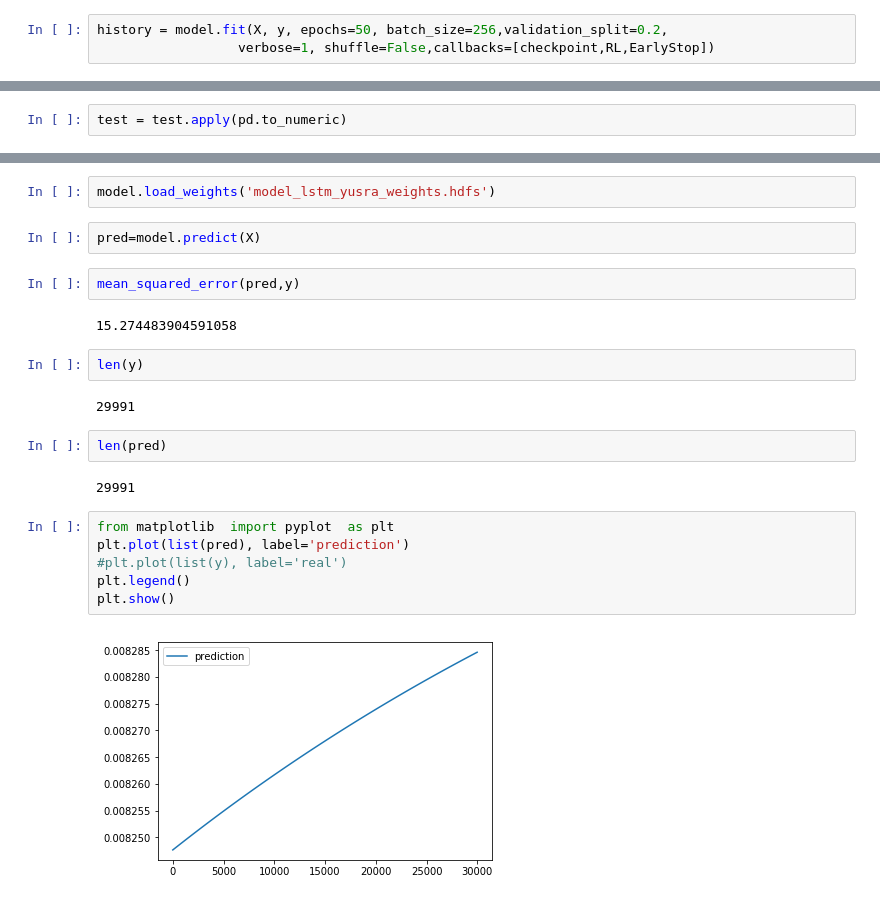
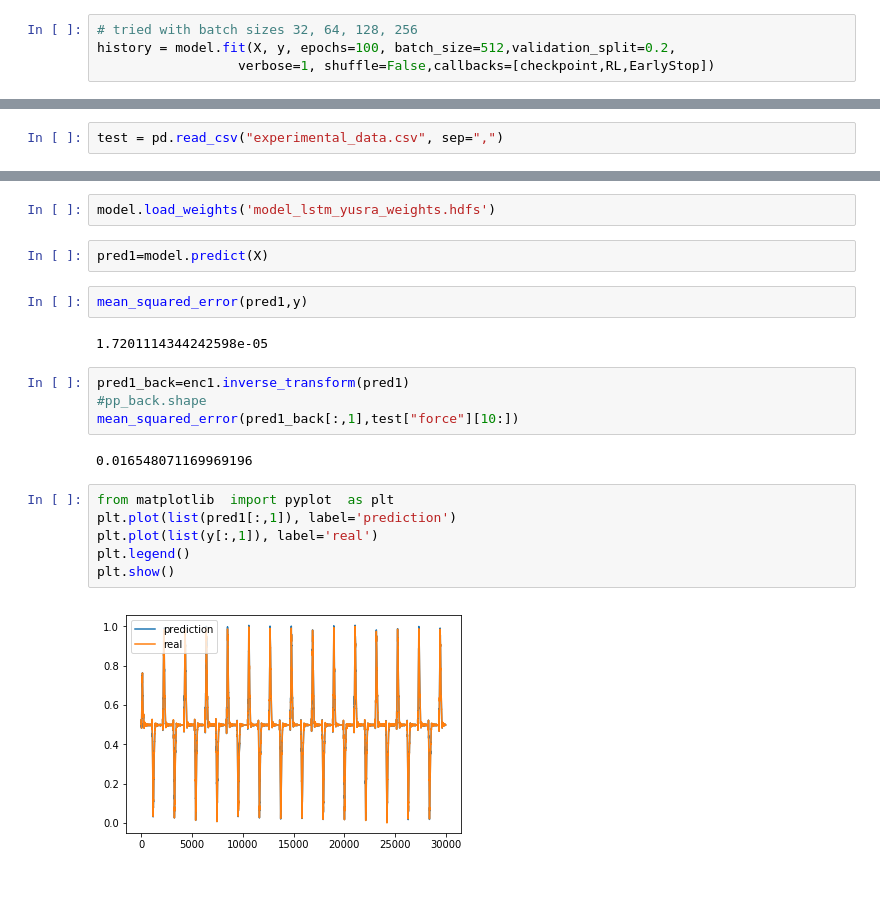
Before and after one commit to ssiccardi/example_NN, a Jupyter notebook: LSTMmodified.ipynb, the cells around one changed output, grey strips where cells are left out. Drawn from its saved outputs; the diff is of its cells as text.

```diff
--- a/LSTMmodified.ipynb
+++ b/LSTMmodified.ipynb
@@ -104,5 +132,6 @@ RL = ReduceLROnPlateau(min_lr=0.00001,factor=0.3,patience=3)
 # %%
-history = model.fit(X, y, epochs=50, batch_size=256,validation_split=0.2,
+# tried with batch sizes 32, 64, 128, 256
+history = model.fit(X, y, epochs=100, batch_size=512,validation_split=0.2,
                   verbose=1, shuffle=False,callbacks=[checkpoint,RL,EarlyStop])
 # %% [output]
 Train on 23992 samples, validate on 5999 samples
@@ -157,3 +172,5 @@ test=pd.DataFrame({'Time':time, 'Feature1':np.array(feature1), 'target':np.array
+# %%
+test = pd.read_csv("experimental_data.csv", sep=",")
 # %%
 test.head()
 # %% [output]
@@ -166,5 +183,3 @@ test.head()
-# %%
-test = test.apply(pd.to_numeric)
 # %%
 test.dtypes
 # %% [output]
@@ -181,26 +196,24 @@ enc1, X, y = Reshape_input(test,transform_only=False)
 # %%
 model.load_weights('model_lstm_yusra_weights.hdfs')
 # %%
-pred=model.predict(X)
+pred1=model.predict(X)
 # %%
-mean_squared_error(pred,y)
+mean_squared_error(pred1,y)
 # %% [output]
-15.274483904591058
+1.7201114344242598e-05
-# %%
-len(y)
-# %% [output]
-29991
-# %%
-len(pred)
-# %% [output]
-29991
+# %%
+pred1_back=enc1.inverse_transform(pred1)
+#pp_back.shape
+mean_squared_error(pred1_back[:,1],test["force"][10:])
+# %% [output]
+0.016548071169969196
 # %%
 from matplotlib  import pyplot  as plt
-plt.plot(list(pred), label='prediction')
-#plt.plot(list(y), label='real')
+plt.plot(list(pred1[:,1]), label='prediction')
+plt.plot(list(y[:,1]), label='real')
 plt.legend()
 plt.show()
 # %% [output]
-[figure, old version]
+[figure, new version]
 # %%
 fig, ax=plt.subplots()
```
Also changed, not shown: parts of 23 cells of this notebook, 1 other file.
